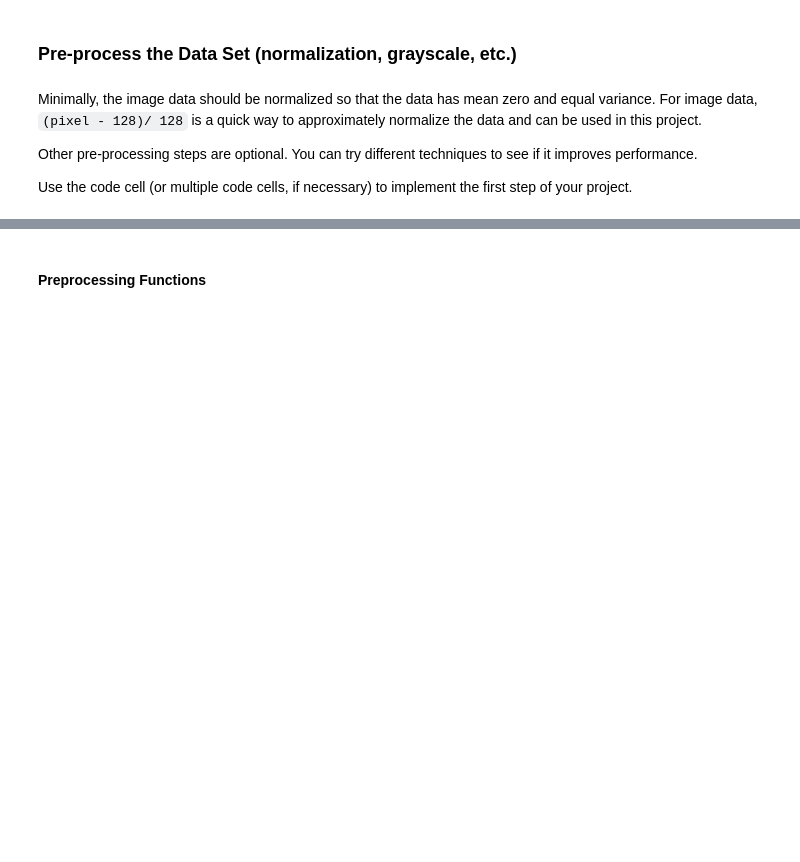
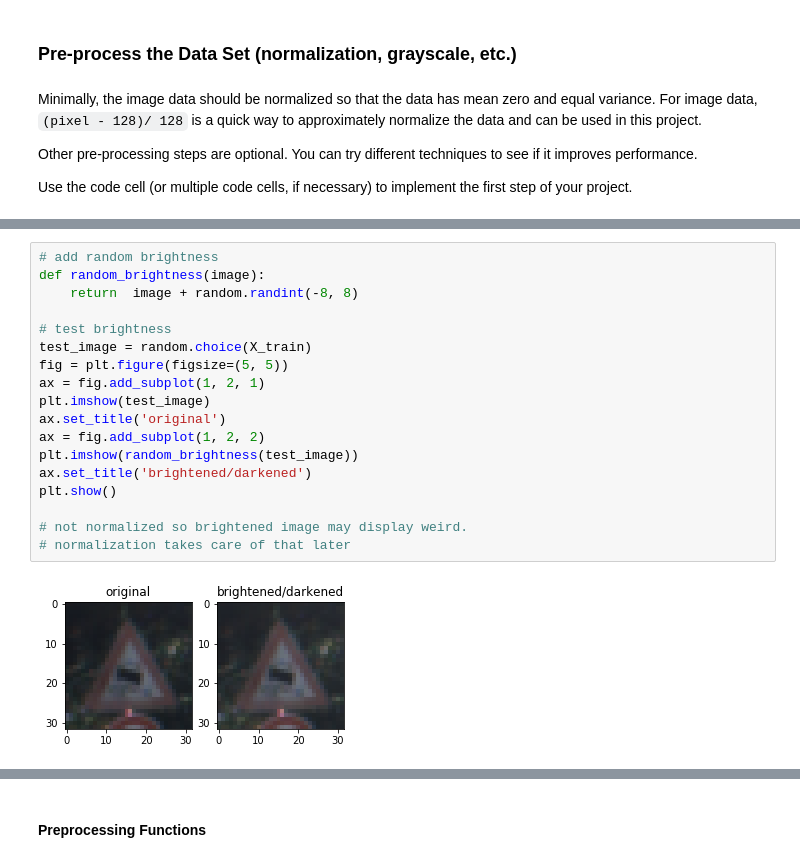
Before and after one commit to shunjilin/UdacityCarNDTrafficSignClassifier, a Jupyter notebook: Traffic_Sign_Classifier.ipynb, the cells around one changed output, grey strips where cells are left out. Saved outputs shown, nothing was run; the diff lists cells and outputs as text; blank space fills up the shorter version.

```diff
--- a/Traffic_Sign_Classifier.ipynb
+++ b/Traffic_Sign_Classifier.ipynb
@@ -176,0 +199,20 @@ Use the code cell (or multiple code cells, if necessary) to implement the first
+# %%
+# add random brightness
+def random_brightness(image):
+    return  image + random.randint(-8, 8)
+
+# test brightness
+test_image = random.choice(X_train)
+fig = plt.figure(figsize=(5, 5))
+ax = fig.add_subplot(1, 2, 1)
+plt.imshow(test_image)
+ax.set_title('original')
+ax = fig.add_subplot(1, 2, 2)
+plt.imshow(random_brightness(test_image))
+ax.set_title('brightened/darkened')
+plt.show()
+
+# not normalized so brightened image may display weird.
+# normalization takes care of that later
+# %% [output]
+[figure, added]
```
Also changed, not shown: parts of 42 cells of this notebook, 10 other files.
